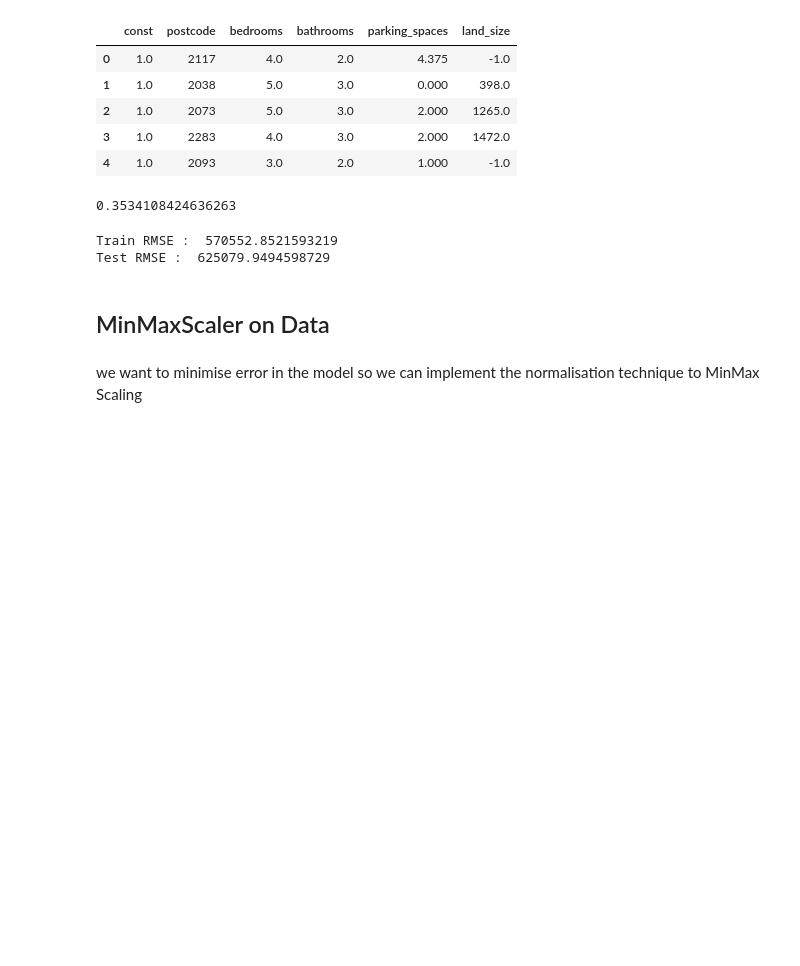
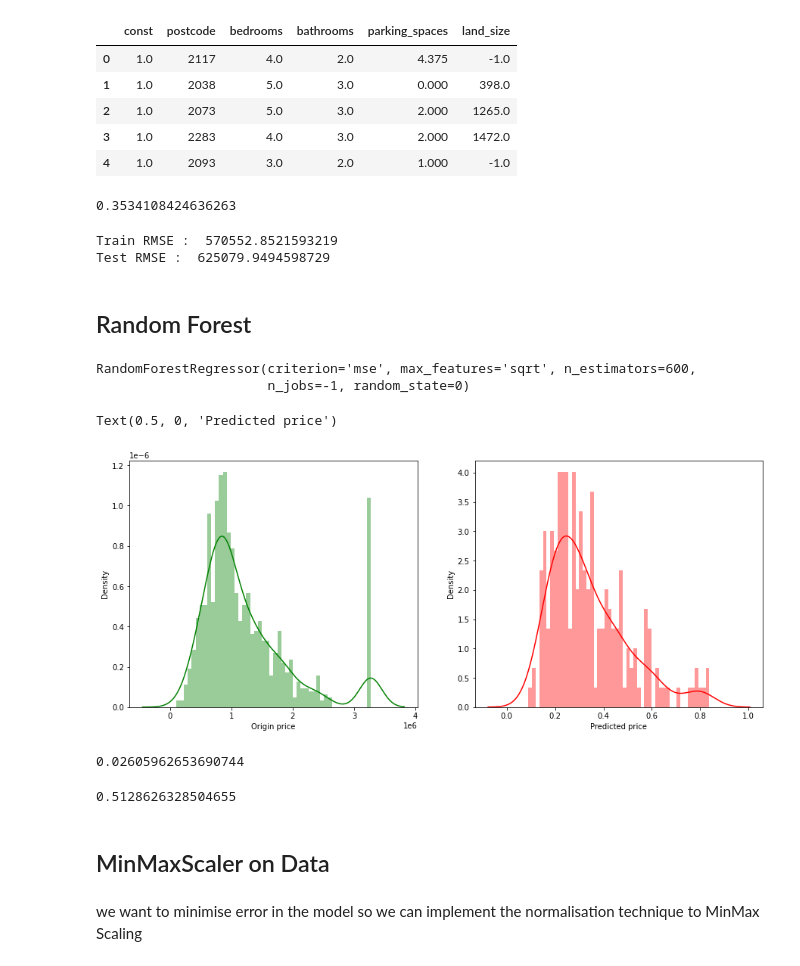
Before and after one commit to Sasmit-ai/Real-Estate-Analysis-Project, a Jupyter notebook: Real Estate Analysis.ipynb, the cells around one changed output. Cells and saved outputs as stored; diff of their text form; code cells hidden in the pictures; blank space fills up the shorter version.

Commit message:
Implemented a Random Forest Regressor

```diff
--- a/Real Estate Analysis.ipynb
+++ b/Real Estate Analysis.ipynb
@@ -293,3 +299,5 @@ print("Test RMSE : ",np.sqrt(mean_squared_error(Y_test,sklearn_model.predict(X_t
 # %% [output]
 Train RMSE :  570552.8521593219
 Test RMSE :  625079.9494598729
+# %% [markdown]
+## Random Forest
@@ -296,3 +308,33 @@ Test RMSE :  625079.9494598729
+# %%
+rf_regressor = RandomForestRegressor(criterion='mse', random_state=0, n_estimators=600, n_jobs=-1, max_features='sqrt')
+# %%
+rf_regressor.fit(X_train, Y_train)
+# %% [output]
+RandomForestRegressor(criterion='mse', max_features='sqrt', n_estimators=600,
+                      n_jobs=-1, random_state=0)
+# %%
+rf_pred = rf_regressor.predict(X_test)
+# %%
+plt.figure(figsize=(15,6))
+plt.subplot(1,2,1)
+sns.distplot(df['price'], bins=50, color='green')
+plt.xlabel('Origin price')
+plt.subplot(1,2,2)
+sns.distplot(rf_pred, bins=50, color='red')
+plt.xlabel('Predicted price')
+# %% [output]
+Text(0.5, 0, 'Predicted price')
+[figure, added]
+# %%
+# mean squared error
+mean_squared_error(Y_test, rf_pred)
+# %% [output]
+0.02605962653690744
+# %%
+# r2 score
+r2_score(Y_test, rf_pred)
+# %% [output]
+0.5128626328504655
 # %% [markdown]
 ## MinMaxScaler on Data
 # %% [markdown]
```
Also changed, not shown: parts of 6 cells of this notebook.
